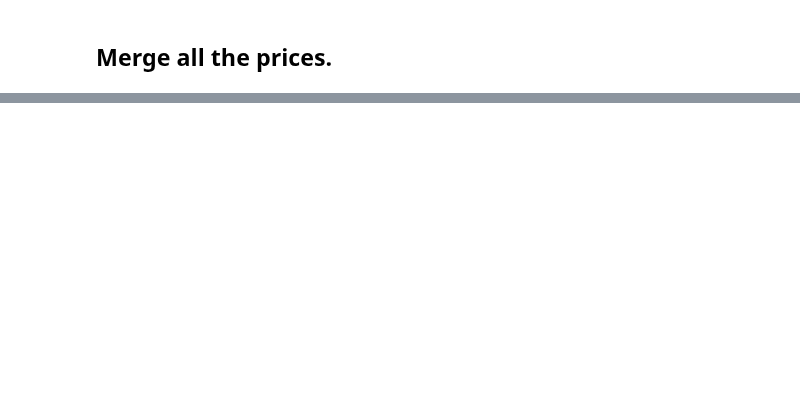
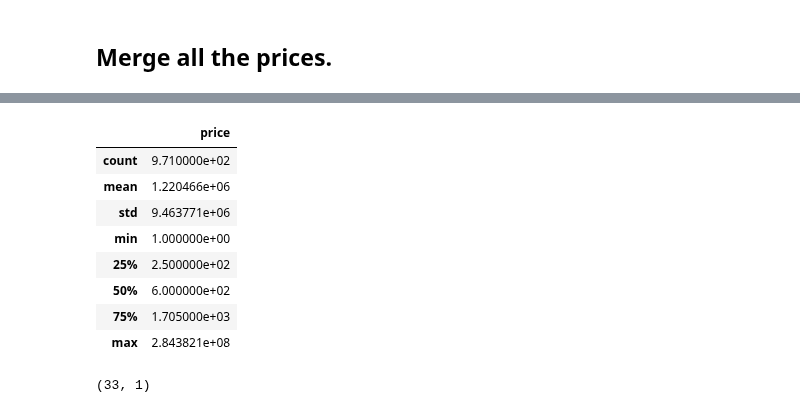
Before and after one commit to GabrielFersPin/Coworking, a Jupyter notebook: src/data_processing/adjusting_currencies.ipynb, the cells around one changed output, grey strips where cells are left out. Saved outputs shown, nothing was run; the diff lists cells and outputs as text; code cells hidden in the pictures; blank space fills up the shorter version.

```diff
--- a/src/data_processing/adjusting_currencies.ipynb
+++ b/src/data_processing/adjusting_currencies.ipynb
@@ -13,9 +13,9 @@ path = '/workspaces/Coworking/src/results/Barcelona/Barcelona_coworking_spaces.j
 with open(path, 'r', encoding='utf-8') as file:
     data = json.load(file)
 
-df = pd.json_normalize(data)
+df_barcelona_price = pd.json_normalize(data)
 
-df_barcelona_price= df[['price']]
+df_barcelona_price= df_barcelona_price[['price']]
 # %%
 import re
 
@@ -504,0 +539,18 @@ df_prices.shape
+# %%
+df_prices.describe()
+# %% [output]
+|  | price |
+| count | 9.710000e+02 |
+| mean | 1.220466e+06 |
+| std | 9.463771e+06 |
+| min | 1.000000e+00 |
+| 25% | 2.500000e+02 |
+| 50% | 6.000000e+02 |
+| 75% | 1.705000e+03 |
+| max | 2.843821e+08 |
+# %%
+df_one = df_prices[df_prices['price']==1]
+
+print(df_one.shape)
+# %% [output]
+(33, 1)
```
Also changed, not shown: parts of 15 cells of this notebook, 3 other files.
